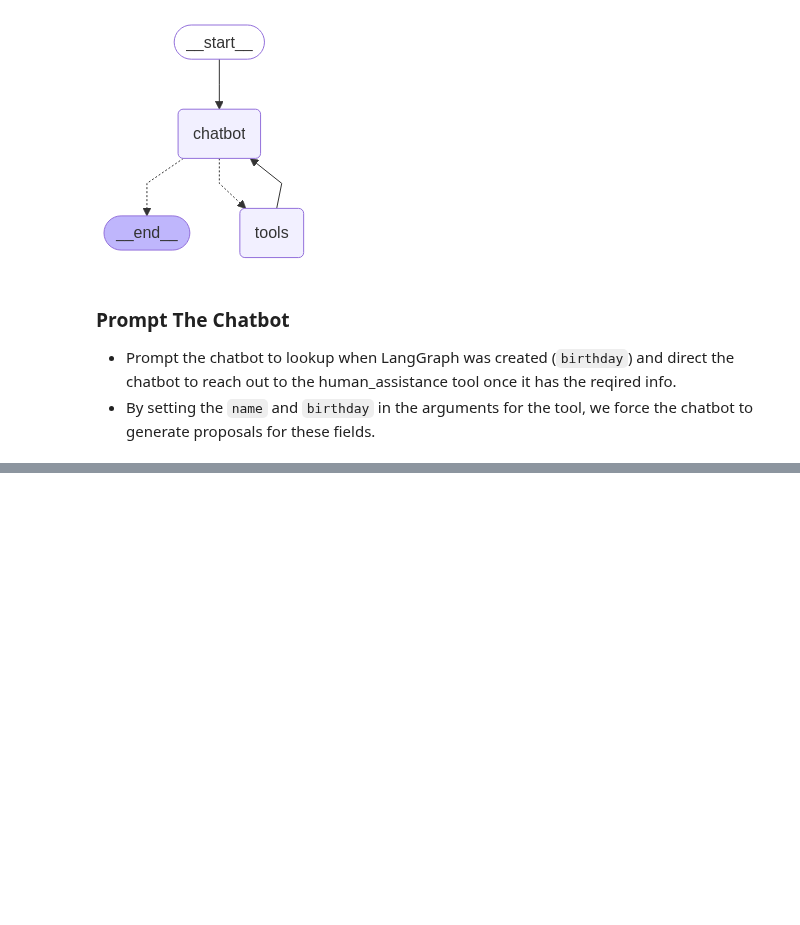
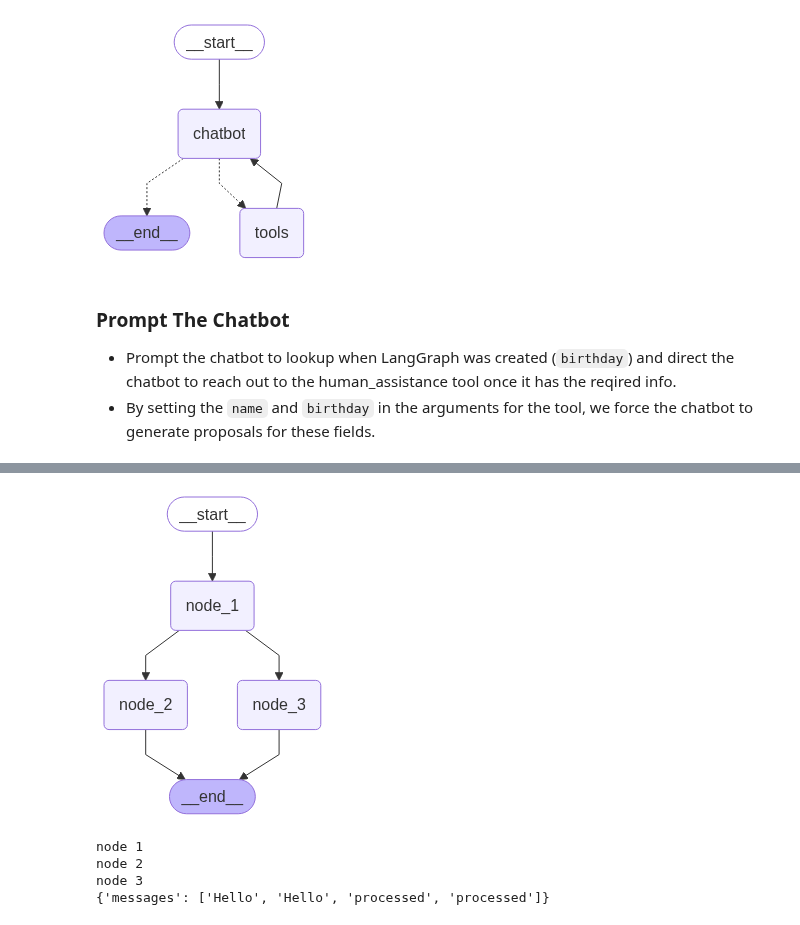
Before and after one commit to chineidu/AI-Tutorials, a Jupyter notebook: notebooks/Langgraph/00-lab.ipynb, the cells around one changed output, grey strips where cells are left out. Saved outputs shown, nothing was run; the diff lists cells and outputs as text; code cells hidden in the pictures; blank space fills up the shorter version.

```diff
--- a/notebooks/Langgraph/00-lab.ipynb
+++ b/notebooks/Langgraph/00-lab.ipynb
@@ -328,0 +425,44 @@ Tool Calls:
+# %%
+def node_1(state: StateWithOperatorAdd) -> dict[str, Any]:
+    print("node 1")
+    return {"messages": state["messages"]}
+
+
+def node_2(state: StateWithOperatorAdd) -> dict[str, Any]:
+    print("node 2")
+    return {"messages": ["processed"]}
+
+
+def node_3(state: StateWithOperatorAdd) -> dict[str, Any]:
+    print("node 3")
+    return {"messages": ["processed"]}
+
+
+graph_builder = StateGraph(StateWithOperatorAdd)
+graph_builder.add_node("node_1", node_1)
+graph_builder.add_node("node_2", node_2)
+graph_builder.add_node("node_3", node_3)
+
+graph_builder.add_edge(START, "node_1")
+graph_builder.add_edge("node_1", "node_2")
+graph_builder.add_edge("node_1", "node_3")
+graph_builder.add_edge("node_2", END)
+graph_builder.add_edge("node_3", END)
+
+
+graph = graph_builder.compile()
+
+display(Image(graph.get_graph().draw_mermaid_png()))
+# %% [output]
+[figure, added]
+# %%
+try:
+    result = graph.invoke({"messages": ["Hello"]})
+    pprint(result)
+except InvalidUpdateError as e:
+    console.log(f"Error: {e}")
+# %% [output]
+node 1
+node 2
+node 3
+{'messages': ['Hello', 'Hello', 'processed', 'processed']}
```
Also changed, not shown: parts of 23 cells of this notebook.
